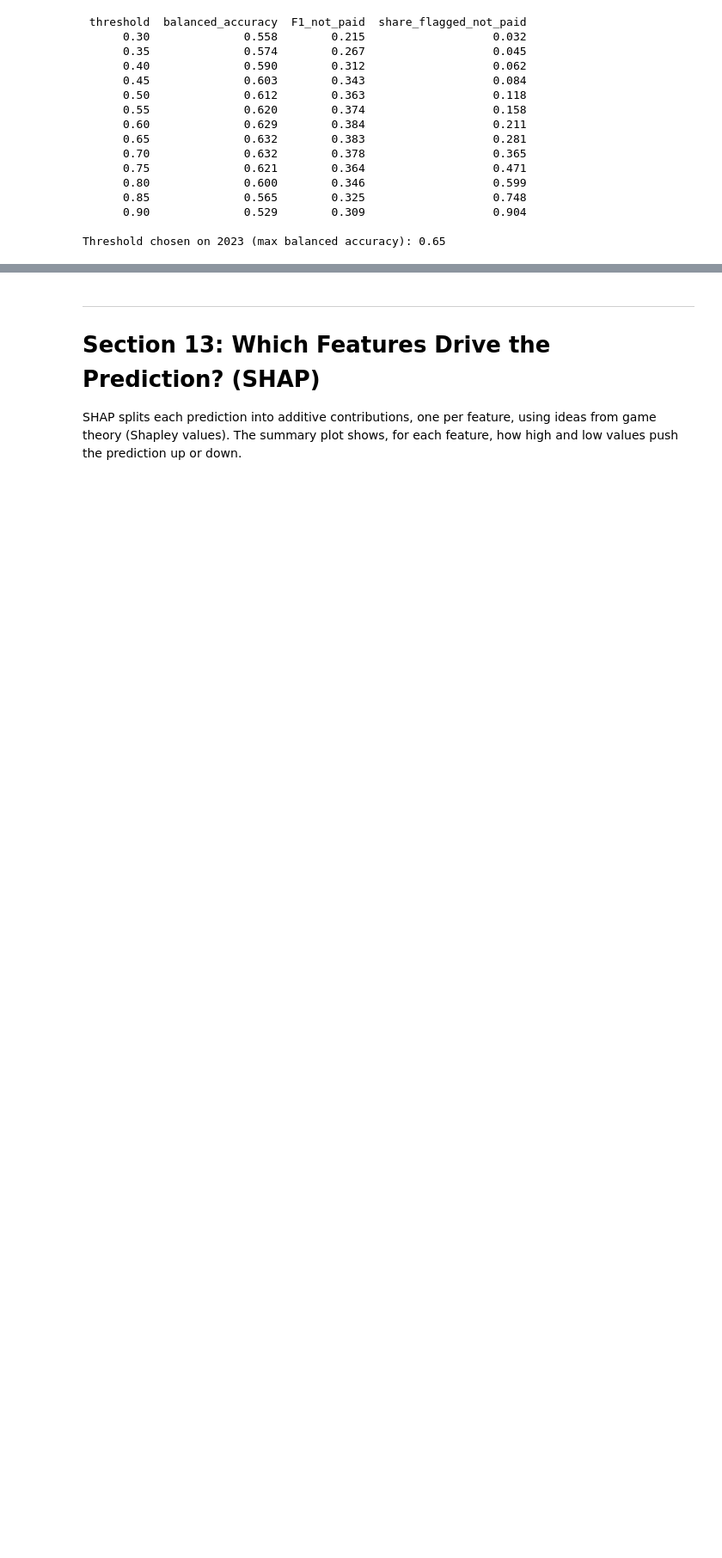
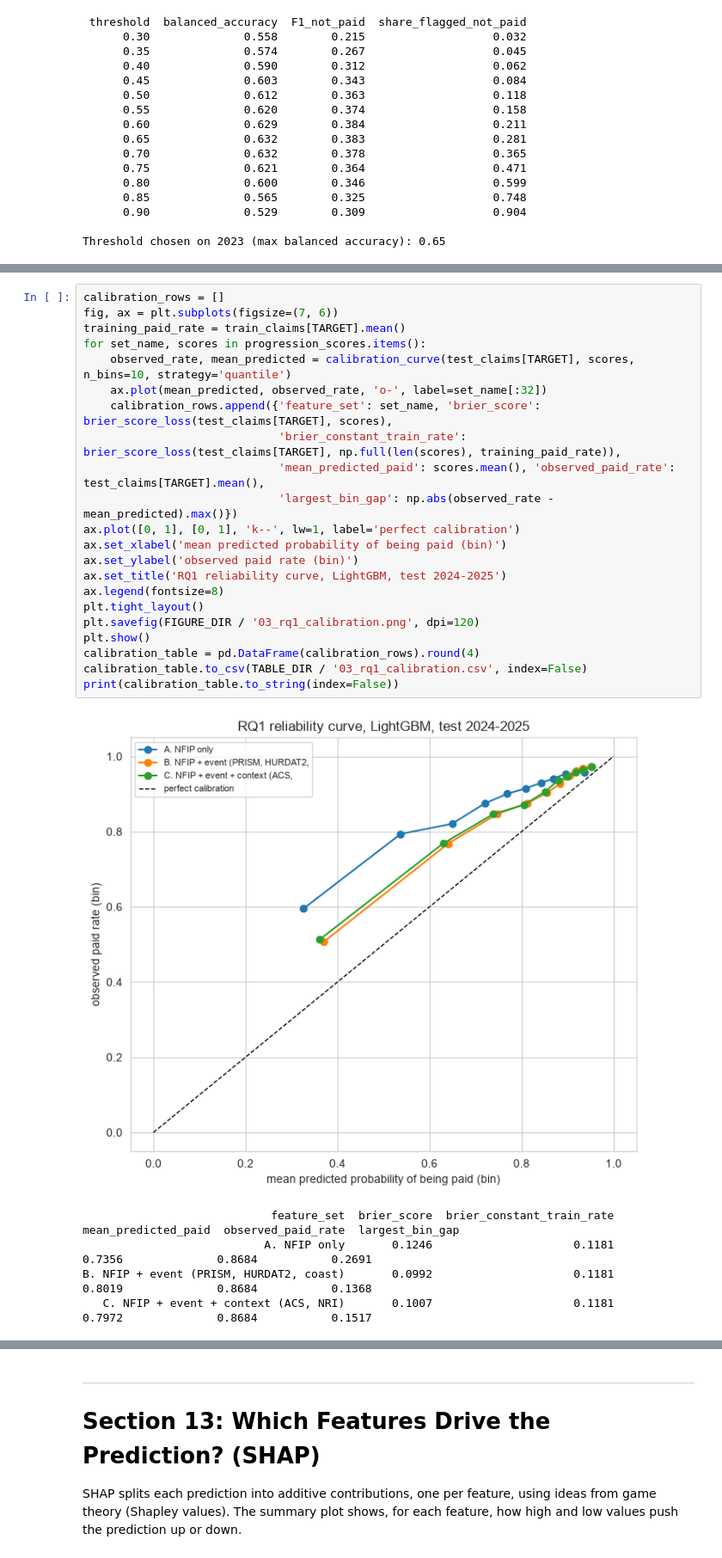
Before and after one commit to VenkatRepaka/nfip, a Jupyter notebook: 03_RQ1_positive_building_payment.ipynb, the cells around one changed output, grey strips where cells are left out. Shown at 86% size. Drawn from its saved outputs; the diff is of its cells as text; blank space fills up the shorter version.

```diff
--- a/03_RQ1_positive_building_payment.ipynb
+++ b/03_RQ1_positive_building_payment.ipynb
@@ -597,0 +685,28 @@ weighted avg      0.851     0.835     0.842    105482
+# %%
+calibration_rows = []
+fig, ax = plt.subplots(figsize=(7, 6))
+training_paid_rate = train_claims[TARGET].mean()
+for set_name, scores in progression_scores.items():
+    observed_rate, mean_predicted = calibration_curve(test_claims[TARGET], scores, n_bins=10, strategy='quantile')
+    ax.plot(mean_predicted, observed_rate, 'o-', label=set_name[:32])
+    calibration_rows.append({'feature_set': set_name, 'brier_score': brier_score_loss(test_claims[TARGET], scores),
+                             'brier_constant_train_rate': brier_score_loss(test_claims[TARGET], np.full(len(scores), training_paid_rate)),
+                             'mean_predicted_paid': scores.mean(), 'observed_paid_rate': test_claims[TARGET].mean(),
+                             'largest_bin_gap': np.abs(observed_rate - mean_predicted).max()})
+ax.plot([0, 1], [0, 1], 'k--', lw=1, label='perfect calibration')
+ax.set_xlabel('mean predicted probability of being paid (bin)')
+ax.set_ylabel('observed paid rate (bin)')
+ax.set_title('RQ1 reliability curve, LightGBM, test 2024-2025')
+ax.legend(fontsize=8)
+plt.tight_layout()
+plt.savefig(FIGURE_DIR / '03_rq1_calibration.png', dpi=120)
+plt.show()
+calibration_table = pd.DataFrame(calibration_rows).round(4)
+calibration_table.to_csv(TABLE_DIR / '03_rq1_calibration.csv', index=False)
+print(calibration_table.to_string(index=False))
+# %% [output]
+[figure, added]
+                            feature_set  brier_score  brier_constant_train_rate  mean_predicted_paid  observed_paid_rate  largest_bin_gap
+                           A. NFIP only       0.1246                     0.1181               0.7356              0.8684           0.2691
+B. NFIP + event (PRISM, HURDAT2, coast)       0.0992                     0.1181               0.8019              0.8684           0.1368
+   C. NFIP + event + context (ACS, NRI)       0.1007                     0.1181               0.7972              0.8684           0.1517
```
Also changed, not shown: parts of 33 cells of this notebook, 40 other files.
